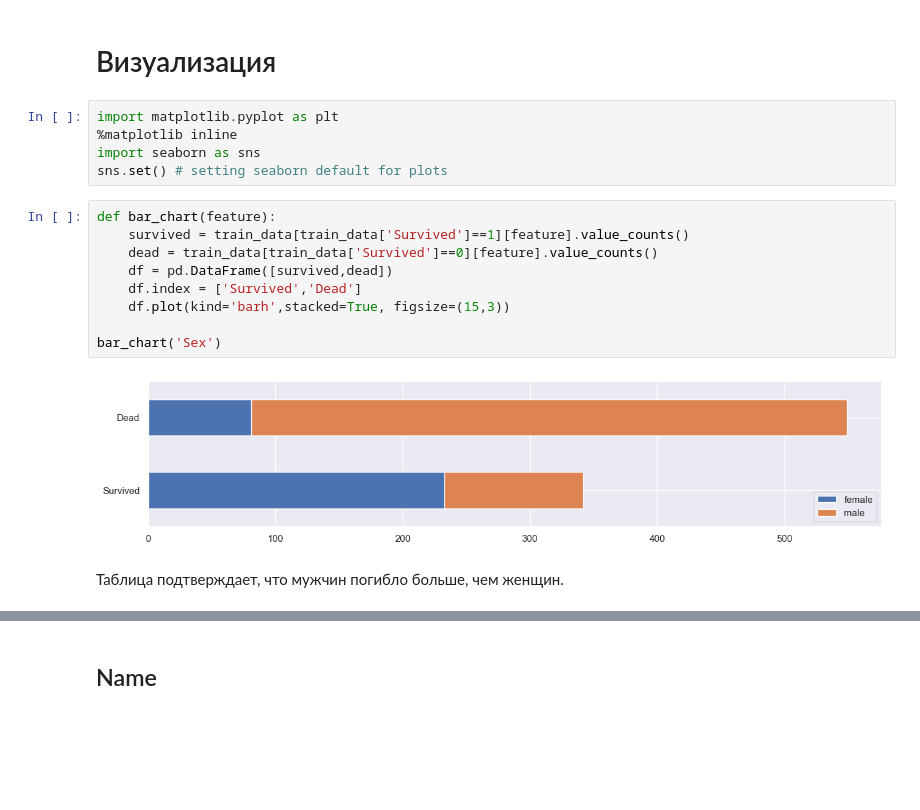
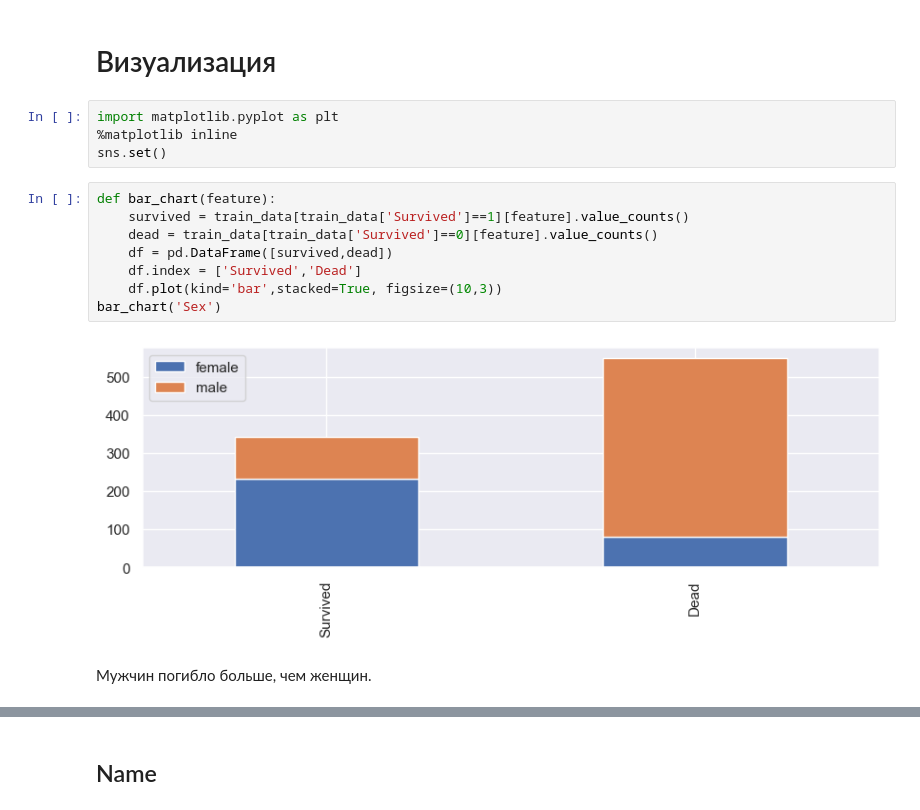
Before and after one commit to mirozy13/titanic, a Jupyter notebook: Titanic.ipynb, the cells around one changed output, grey strips where cells are left out. Saved outputs shown, nothing was run; the diff lists cells and outputs as text; blank space fills up the shorter version.

```diff
--- a/Titanic.ipynb
+++ b/Titanic.ipynb
@@ -153,21 +161,19 @@ X = train_data
 # %%
 import matplotlib.pyplot as plt
 %matplotlib inline
-import seaborn as sns
-sns.set() # setting seaborn default for plots
+sns.set()
 # %%
 def bar_chart(feature):
     survived = train_data[train_data['Survived']==1][feature].value_counts()
     dead = train_data[train_data['Survived']==0][feature].value_counts()
     df = pd.DataFrame([survived,dead])
     df.index = ['Survived','Dead']
-    df.plot(kind='barh',stacked=True, figsize=(15,3))
-
+    df.plot(kind='bar',stacked=True, figsize=(10,3))
 bar_chart('Sex')
 # %% [output]
-[figure, old version]
+[figure, new version]
 # %% [markdown]
-Таблица подтверждает, что мужчин погибло больше, чем женщин.
+Мужчин погибло больше, чем женщин.
 # %%
 bar_chart('Pclass')
 # %% [output]
```
Also changed, not shown: parts of 44 cells of this notebook, 1 other file.
